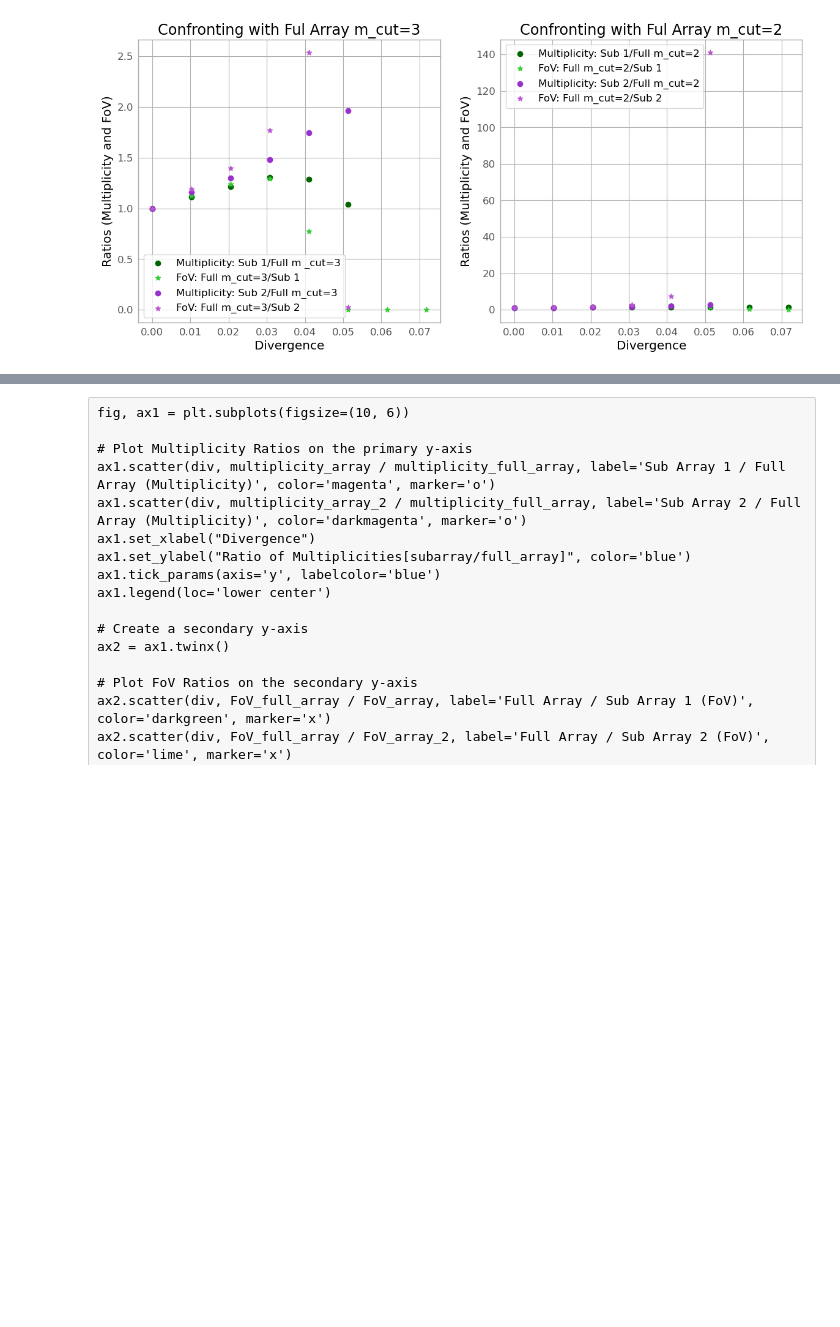
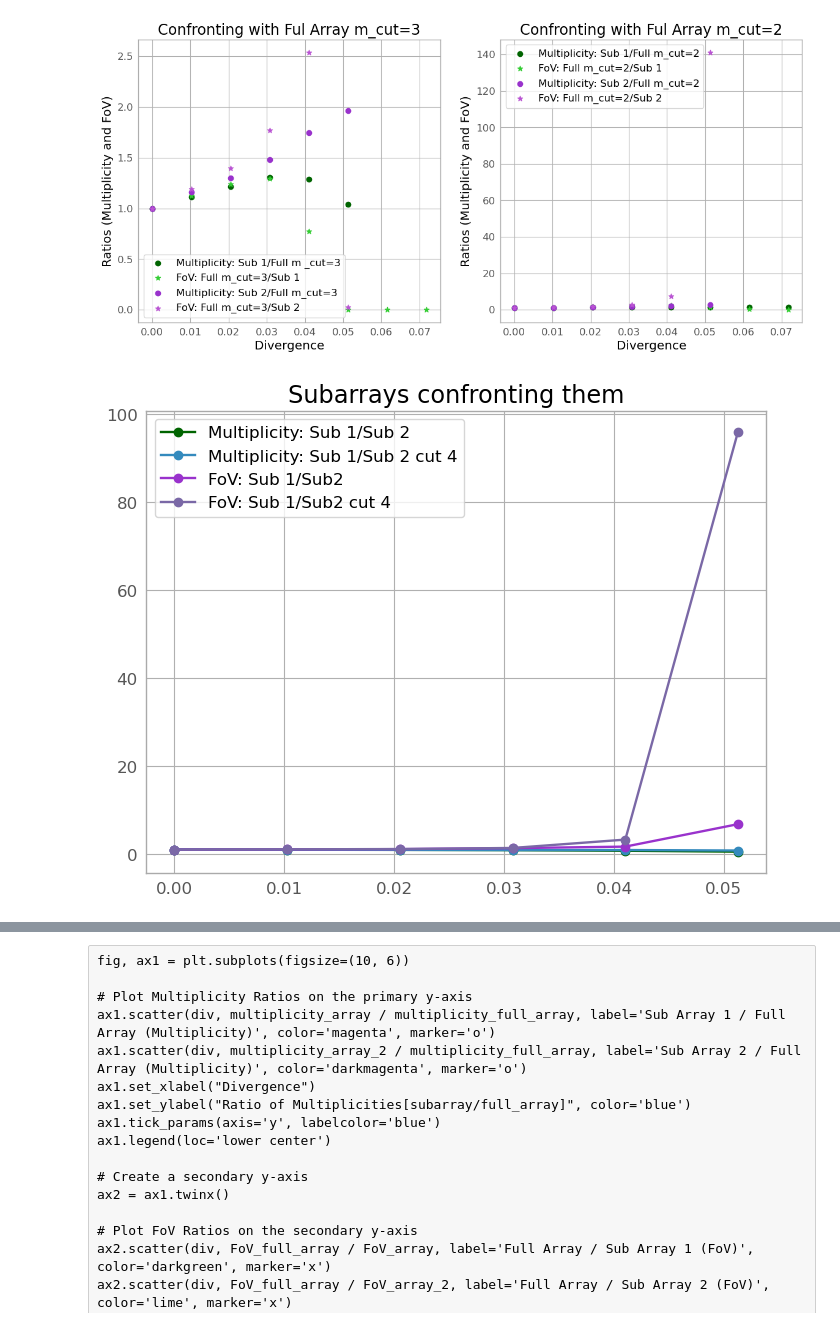
Before and after one commit to SamantaMorales/divtel, a Jupyter notebook: Confronting_full_vs_subarray.ipynb, the cells around one changed output, grey strips where cells are left out. Saved outputs shown, nothing was run; the diff lists cells and outputs as text; code cells hidden in the pictures; blank space fills up the shorter version.

```diff
--- a/Confronting_full_vs_subarray.ipynb
+++ b/Confronting_full_vs_subarray.ipynb
@@ -1060,3 +1099,13 @@ axes[1].legend()
 plt.show()
 # %% [output]
 [figure]
+# %%
+plt.plot(div[:12], multiplicity_array[:12]/multiplicity_array_2[:12], label='Multiplicity: Sub 1/Sub 2', marker='o', color='darkgreen')
+plt.plot(div[:12], multiplicity_array_cut_4[:12]/multiplicity_array_2[:12], label='Multiplicity: Sub 1/Sub 2 cut 4', marker='o')
+plt.plot(div[:8],  FoV_array_cut_4[:8]/FoV_array_2[:8], label='FoV: Sub 1/Sub2',marker='o', color='darkorchid')
+plt.plot(div[:12],  FoV_array[:12]/FoV_array_2[:12], label='FoV: Sub 1/Sub2 cut 4',marker='o')
+plt.title("Subarrays confronting them")
+plt.legend()
+plt.show()
+# %% [output]
+[figure, added]
```
Also changed, not shown: parts of 9 cells of this notebook.
